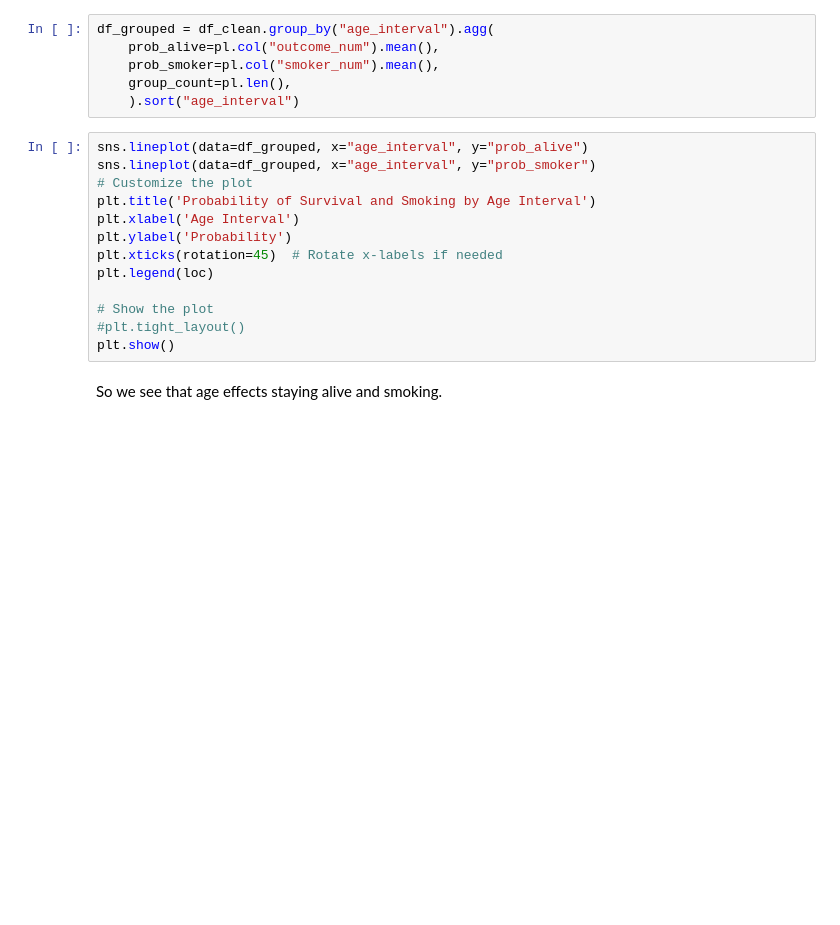
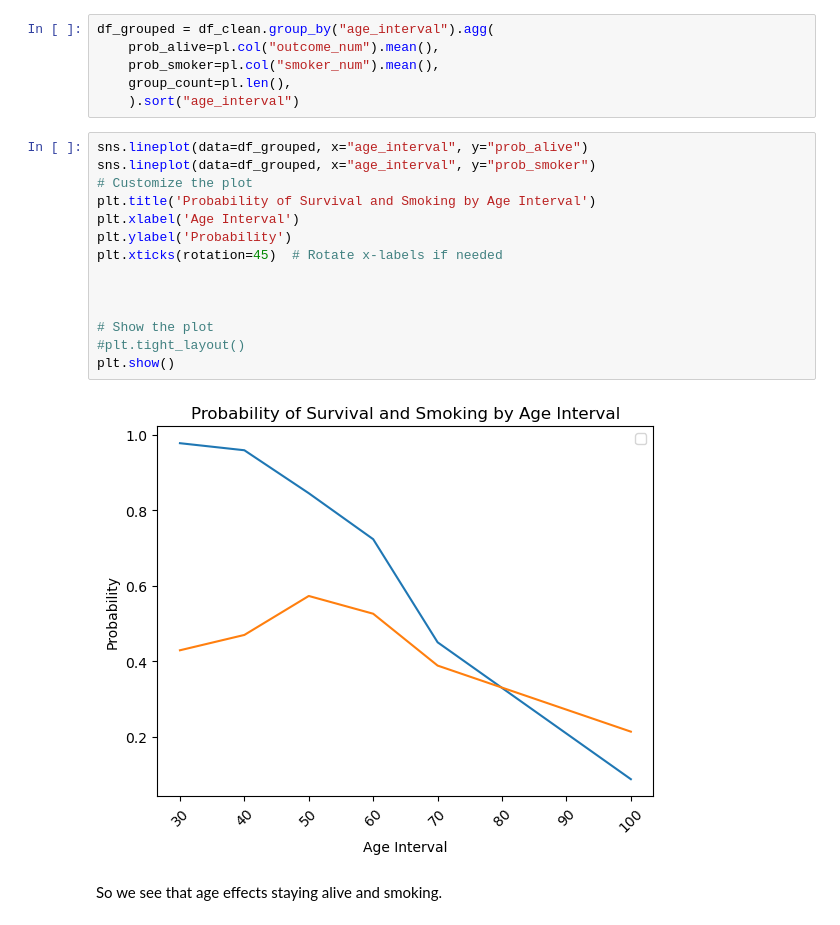
Before and after one commit to mz537/solution_ps2_ex2_simpsons_paradox, a Jupyter notebook: simpsons_paradox.ipynb, the cells around one changed output. Drawn from its saved outputs; the diff is of its cells as text; blank space fills up the shorter version.

```diff
--- a/simpsons_paradox.ipynb
+++ b/simpsons_paradox.ipynb
@@ -60,16 +137,19 @@ df_grouped = df_clean.group_by("age_interval").agg(
 # %%
 sns.lineplot(data=df_grouped, x="age_interval", y="prob_alive")
 sns.lineplot(data=df_grouped, x="age_interval", y="prob_smoker")
 # Customize the plot
 plt.title('Probability of Survival and Smoking by Age Interval')
 plt.xlabel('Age Interval')
 plt.ylabel('Probability')
 plt.xticks(rotation=45)  # Rotate x-labels if needed
-plt.legend(loc)
+
+
 
 # Show the plot
 #plt.tight_layout()
 plt.show()
+# %% [output]
+[figure, added]
 # %% [markdown]
 So we see that age effects staying alive and smoking.
 # %%
```
Also changed, not shown: parts of 14 cells of this notebook, 1 other file.
